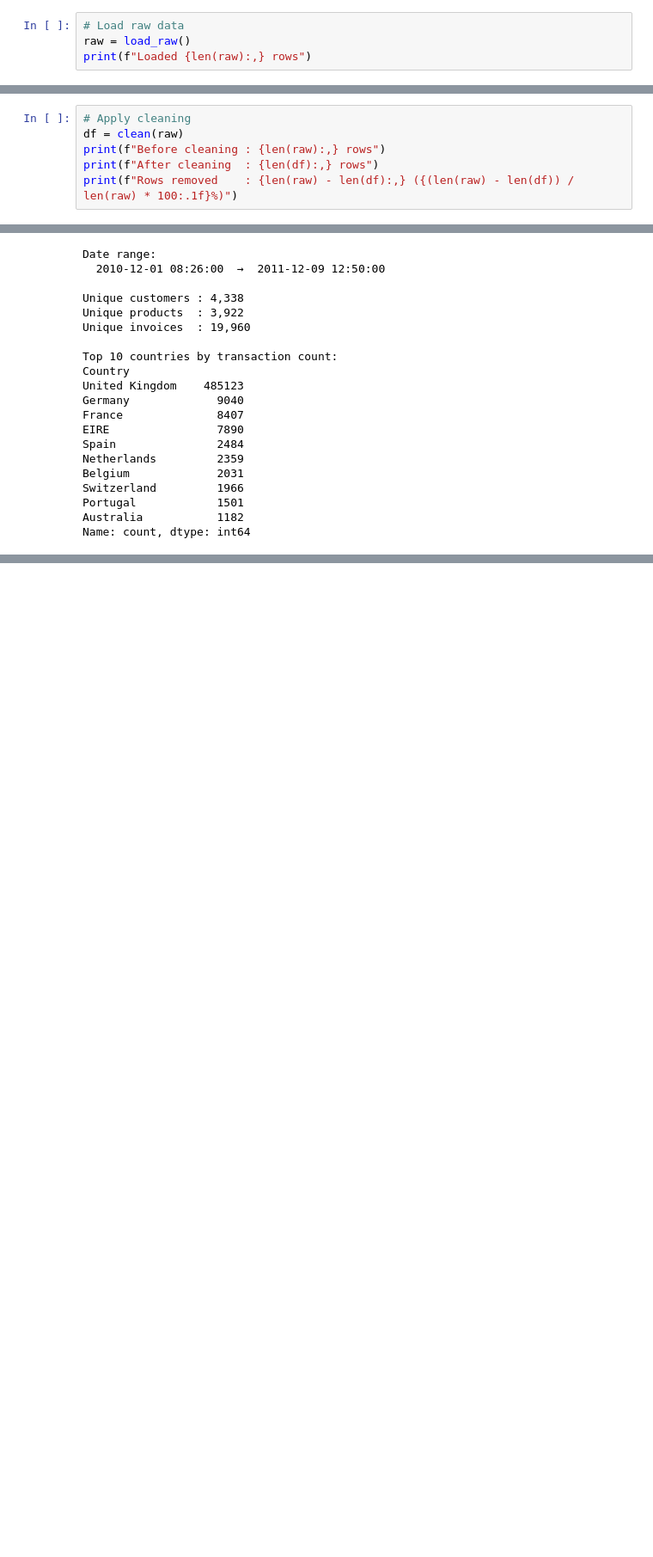
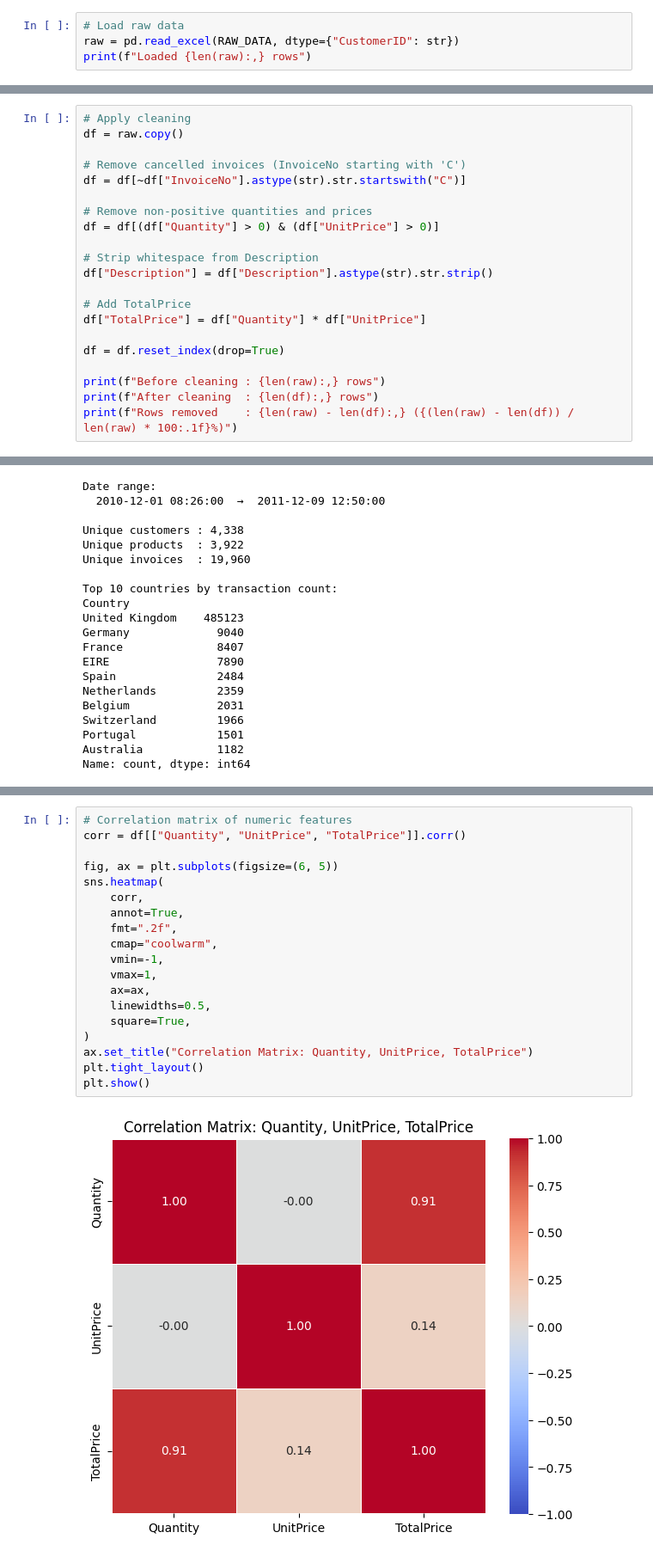
Before and after one commit to funions123/CS4412-Online-Retail-Datamining, a Jupyter notebook: notebooks/01_preprocessing.ipynb, the cells around one changed output, grey strips where cells are left out. Shown at 86% size. Drawn from its saved outputs; the diff is of its cells as text; blank space fills up the shorter version.

```diff
--- a/notebooks/01_preprocessing.ipynb
+++ b/notebooks/01_preprocessing.ipynb
@@ -18,5 +12,5 @@ PROCESSED_DIR = PROJECT_ROOT / "data" / "processed"
 PROCESSED_DIR.mkdir(parents=True, exist_ok=True)
 # %%
 # Load raw data
-raw = load_raw()
+raw = pd.read_excel(RAW_DATA, dtype={"CustomerID": str})
 print(f"Loaded {len(raw):,} rows")
@@ -57,7 +49,22 @@ Sample rows:
 | 4 | 536365 | 84029E | RED WOOLLY HOTTIE WHITE HEART. | 6 | 2010-12-01 08:26:00 | 3.39 | 17850 | United Kingdom |
 # %%
 # Apply cleaning
-df = clean(raw)
+df = raw.copy()
+
+# Remove cancelled invoices (InvoiceNo starting with 'C')
+df = df[~df["InvoiceNo"].astype(str).str.startswith("C")]
+
+# Remove non-positive quantities and prices
+df = df[(df["Quantity"] > 0) & (df["UnitPrice"] > 0)]
+
+# Strip whitespace from Description
+df["Description"] = df["Description"].astype(str).str.strip()
+
+# Add TotalPrice
+df["TotalPrice"] = df["Quantity"] * df["UnitPrice"]
+
+df = df.reset_index(drop=True)
+
 print(f"Before cleaning : {len(raw):,} rows")
 print(f"After cleaning  : {len(df):,} rows")
 print(f"Rows removed    : {len(raw) - len(df):,} ({(len(raw) - len(df)) / len(raw) * 100:.1f}%)")
@@ -149,3 +152,24 @@ plt.show()
 # %% [output]
 [figure]
 [figure]
+# %%
+# Correlation matrix of numeric features
+corr = df[["Quantity", "UnitPrice", "TotalPrice"]].corr()
+
+fig, ax = plt.subplots(figsize=(6, 5))
+sns.heatmap(
+    corr,
+    annot=True,
+    fmt=".2f",
+    cmap="coolwarm",
+    vmin=-1,
+    vmax=1,
+    ax=ax,
+    linewidths=0.5,
+    square=True,
+)
+ax.set_title("Correlation Matrix: Quantity, UnitPrice, TotalPrice")
+plt.tight_layout()
+plt.show()
+# %% [output]
+[figure, added]
```
Also changed, not shown: parts of 8 cells of this notebook, 26 other files.
